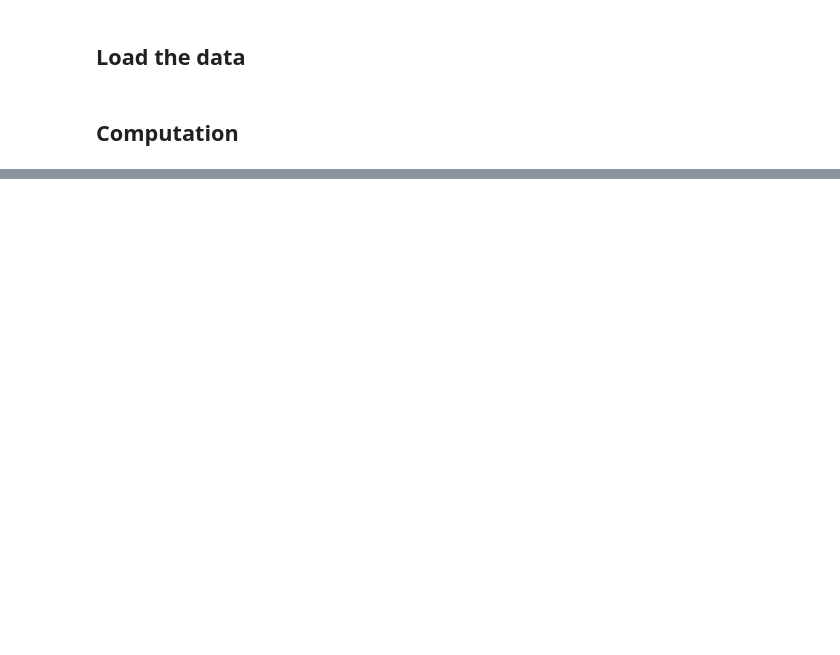
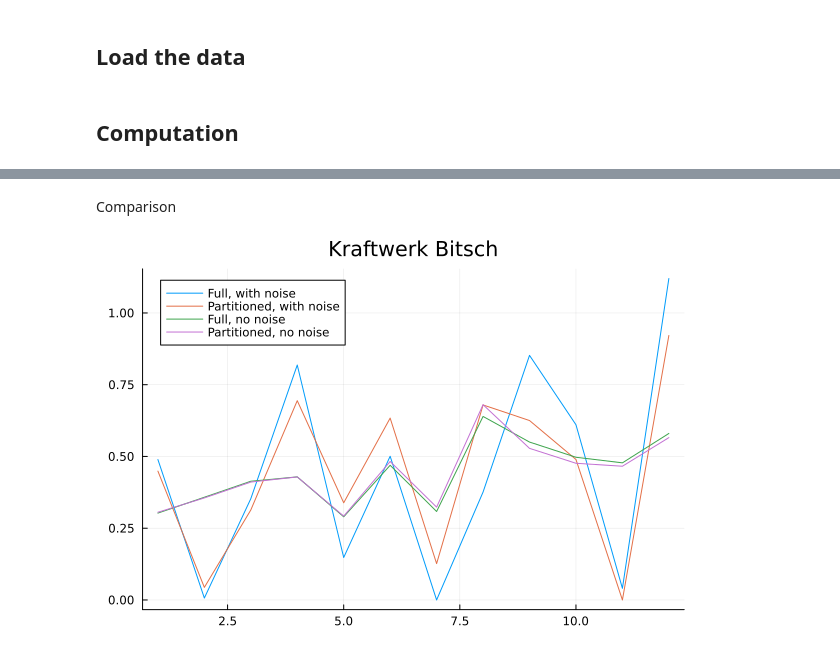
Before and after one commit to GeeeHesso/PowerData, a Jupyter notebook: experiments/PTDF_compute.ipynb, the cells around one changed output, grey strips where cells are left out. Cells and saved outputs as stored; diff of their text form; code cells hidden in the pictures; blank space fills up the shorter version.

```diff
--- a/experiments/PTDF_compute.ipynb
+++ b/experiments/PTDF_compute.ipynb
@@ -248,0 +260,2 @@ Q = DataDrop.retrieve_matrix("PTDF_data/quadratic_cost_2000.h5");
+# %%
+P_full_1 = opf(Q, L_lines_reduced + L_gens_reduced, P_max, P_total_reduced, A_constraints, P_constraints, A_ramp, ΔP_ramp)
@@ -249,2 +287,3 @@ Q = DataDrop.retrieve_matrix("PTDF_data/quadratic_cost_2000.h5");
 # %%
-@time result = partitioned_opf([2, 2], Q, L[:, 1:4], P_max, P_total[1:4], A_constraints, P_constraints, A_ramp, ΔP_ramp);
+P_partitioned_1 = partitioned_opf([3, 4], Q, L_lines_reduced, L_gens_reduced,
+    P_max, P_total_reduced, A_constraints, P_constraints, A_ramp, ΔP_ramp)
@@ -250,0 +325,2 @@ Q = DataDrop.retrieve_matrix("PTDF_data/quadratic_cost_2000.h5");
+# %%
+P_full_0 = opf(Q, L_lines_reduced + 0 * L_gens_reduced, P_max, P_total_reduced, A_constraints, P_constraints, A_ramp, ΔP_ramp)
@@ -251,2 +352,3 @@ Q = DataDrop.retrieve_matrix("PTDF_data/quadratic_cost_2000.h5");
 # %%
-# @time result = partitioned_opf([3, 4, 2], Q, L[:, 1:24], P_max, P_total[1:24], A_constraints, P_constraints);
+P_partitioned_0 = partitioned_opf([3, 4], Q, L_lines_reduced, 0 * L_gens_reduced,
+    P_max, P_total_reduced, A_constraints, P_constraints, A_ramp, ΔP_ramp)
@@ -266,0 +390,2 @@ Q = DataDrop.retrieve_matrix("PTDF_data/quadratic_cost_2000.h5");
+# %% [markdown]
+Comparison
@@ -266,0 +394,7 @@ Q = DataDrop.retrieve_matrix("PTDF_data/quadratic_cost_2000.h5");
+# %%
+plot(P_full_1[877, :], label="Full, with noise", title="Kraftwerk Bitsch")
+plot!(P_partitioned_1[877, :], label="Partitioned, with noise")
+plot!(P_full_0[877, :], label="Full, no noise")
+plot!(P_partitioned_0[877, :], label="Partitioned, no noise")
+# %% [output]
+[figure, added]
```
Also changed, not shown: parts of 37 cells of this notebook, 3 other files.
